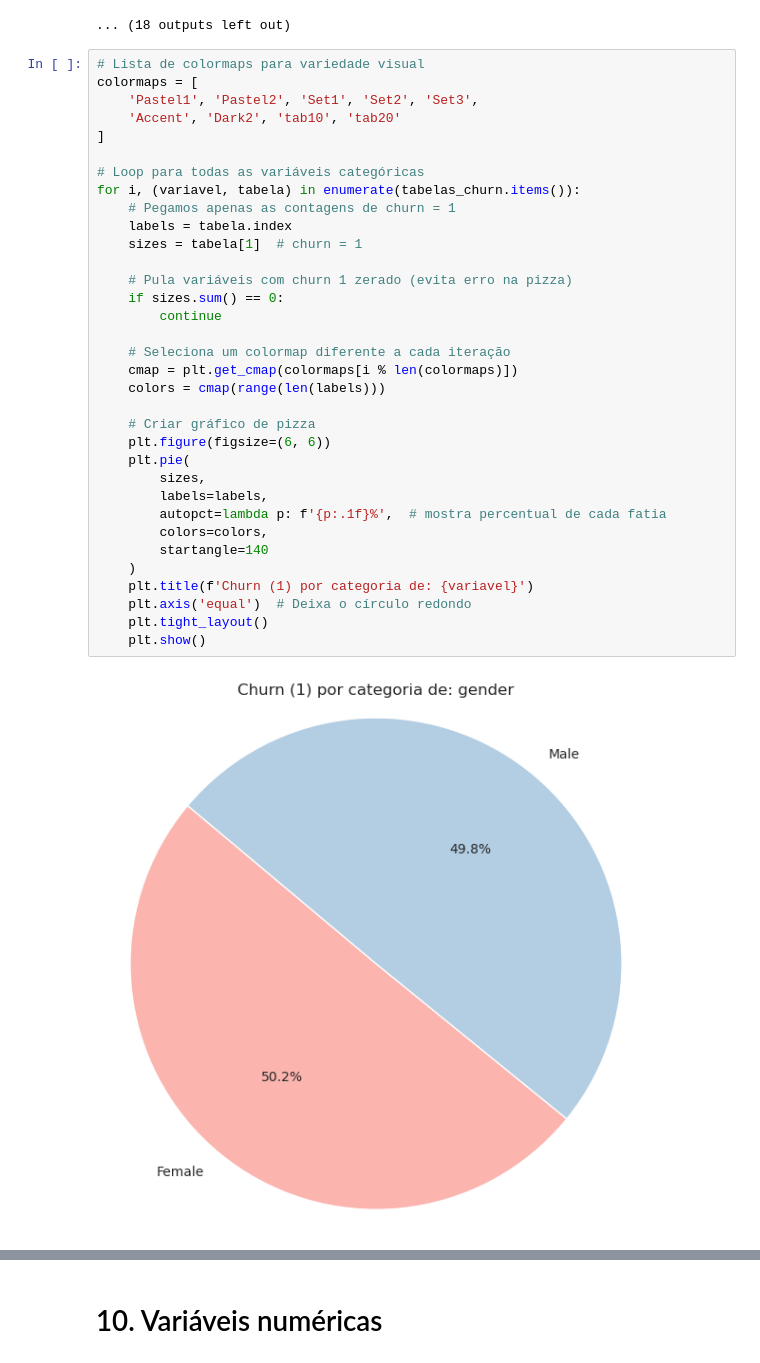
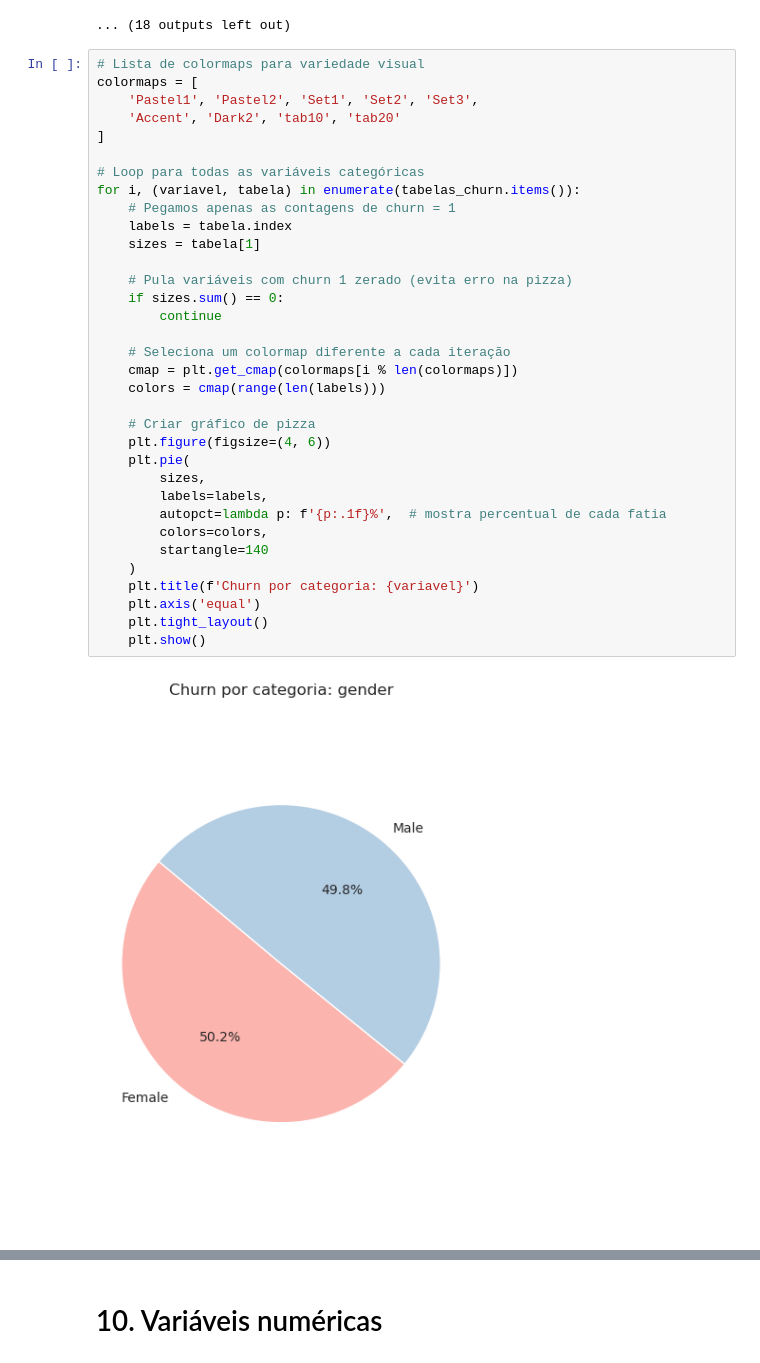
Before and after one commit to jonathasjoab/challenge_telecomX, a Jupyter notebook: TelecomX_challenge.ipynb, the cells around one changed output, grey strips where cells are left out. Saved outputs shown, nothing was run; the diff lists cells and outputs as text.

```diff
--- a/TelecomX_challenge.ipynb
+++ b/TelecomX_challenge.ipynb
@@ -722,35 +722,35 @@ for col, tabela in tabelas_churn.items():
 # Lista de colormaps para variedade visual
 colormaps = [
     'Pastel1', 'Pastel2', 'Set1', 'Set2', 'Set3',
     'Accent', 'Dark2', 'tab10', 'tab20'
 ]
 
 # Loop para todas as variáveis categóricas
 for i, (variavel, tabela) in enumerate(tabelas_churn.items()):
     # Pegamos apenas as contagens de churn = 1
     labels = tabela.index
-    sizes = tabela[1]  # churn = 1
+    sizes = tabela[1]
 
     # Pula variáveis com churn 1 zerado (evita erro na pizza)
     if sizes.sum() == 0:
         continue
 
     # Seleciona um colormap diferente a cada iteração
     cmap = plt.get_cmap(colormaps[i % len(colormaps)])
     colors = cmap(range(len(labels)))
 
     # Criar gráfico de pizza
-    plt.figure(figsize=(6, 6))
+    plt.figure(figsize=(4, 6))
     plt.pie(
         sizes,
         labels=labels,
         autopct=lambda p: f'{p:.1f}%',  # mostra percentual de cada fatia
         colors=colors,
         startangle=140
     )
-    plt.title(f'Churn (1) por categoria de: {variavel}')
-    plt.axis('equal')  # Deixa o círculo redondo
+    plt.title(f'Churn por categoria: {variavel}')
+    plt.axis('equal')
     plt.tight_layout()
     plt.show()
 # %% [output]
-[figure, old version]
+[figure, new version]
```
Also changed, not shown: parts of 3 cells of this notebook, 1 other file.
